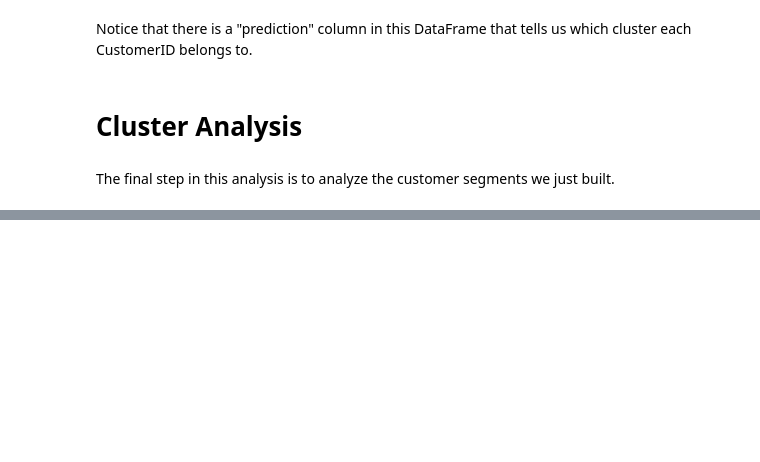
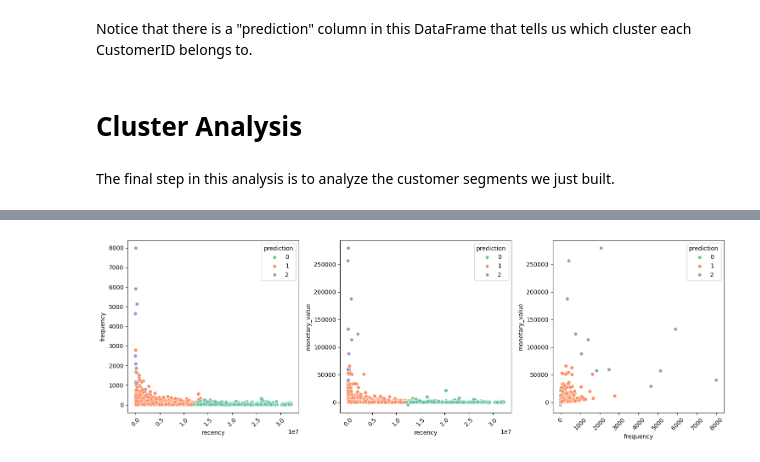
Before and after one commit to AI-13/datacamp_spark_tutorial, a Jupyter notebook: Cluster Analysis RFM.ipynb, the cells around one changed output, grey strips where cells are left out. Cells and saved outputs as stored; diff of their text form; code cells hidden in the pictures; blank space fills up the shorter version.

```diff
--- a/Cluster Analysis RFM.ipynb
+++ b/Cluster Analysis RFM.ipynb
@@ -962,10 +960,4 @@ df_viz = preds.select('recency', 'frequency', 'monetary_value', 'prediction')
 df_viz = df_viz.toPandas()
 df_viz['recency'] = df_viz['recency']*-1 # For easier visualization
 avg_df = df_viz.groupby(['prediction'], as_index=False).mean()
-
-list1 = ['recency', 'frequency', 'monetary_value']
-
-for i in list1:
-    sns.barplot(x='prediction', y = str(i), data = avg_df)
-    plt.show()
 # %% [output]
@@ -987,0 +974,31 @@ df_viz.groupby(['prediction'], as_index=False).mean()
+# %%
+from itertools import combinations
+
+col_list = ['recency', 'frequency', 'monetary_value']
+data = df_viz
+comb = combinations(col_list, 2)
+
+# Number of plots in each row
+ncols = 3
+nrows = int(np.ceil(len(col_list)/ncols)) # round up to nearest integer
+
+# Figsize - (width, height)
+width = 15
+height = 5
+
+# Axis
+fontsize = 10
+labelsize = 10
+fig, axs = plt.subplots(nrows, ncols, figsize = (width, height))
+
+for i, col in enumerate(comb):
+    ax = axs[i]
+    sns.scatterplot(data = data, x = col[0], y = col[1], ax = ax, hue = 'prediction',  palette='Set2')
+    ax.set_xlabel(col[0], fontsize = fontsize)
+    ax.set_ylabel(col[1], fontsize = fontsize)
+    ax.tick_params(axis='x', rotation=45, labelsize = labelsize)
+
+plt.tight_layout()
+plt.show()
+# %% [output]
+[figure, added]
```
Also changed, not shown: parts of 42 cells of this notebook.
